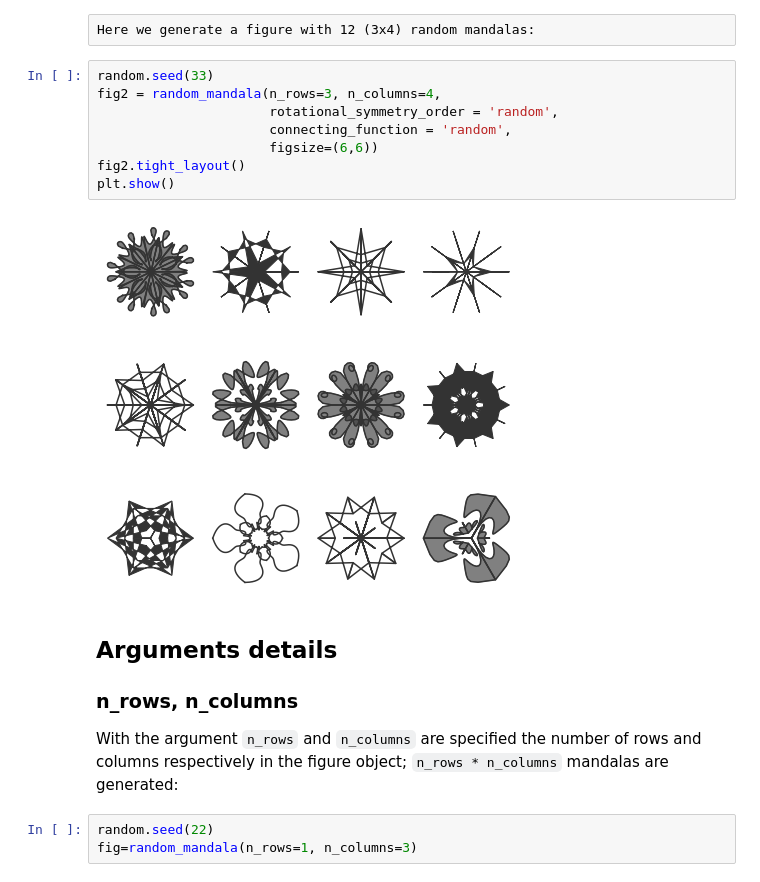
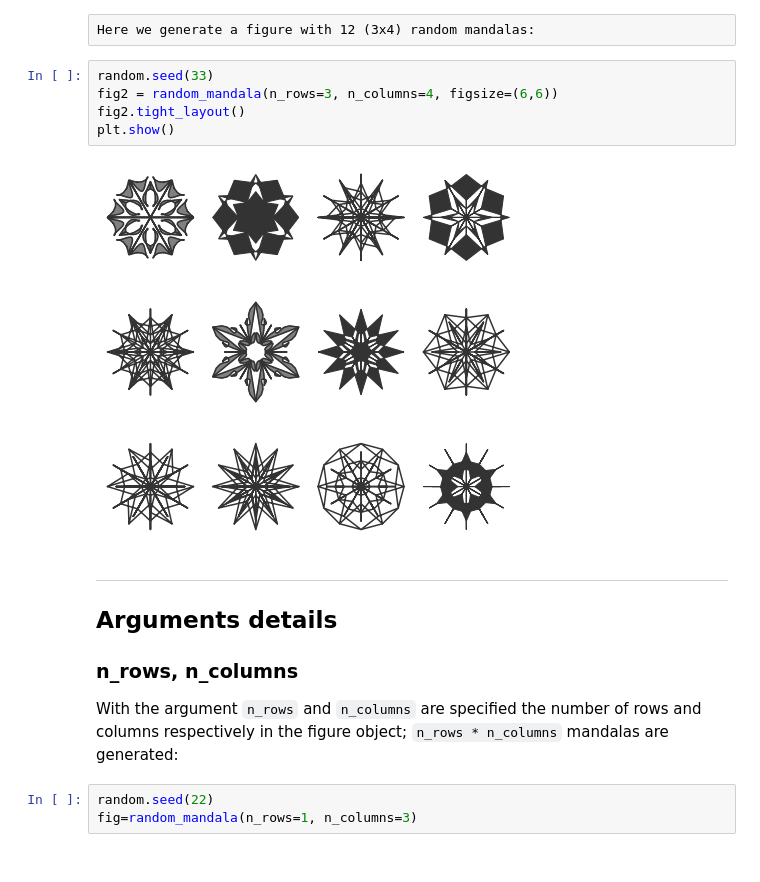
Before and after one commit to antononcube/Python-packages, a Jupyter notebook: RandomMandala/docs/RandomMandala-usage-examples.ipynb, the cells around one changed output. Saved outputs shown, nothing was run; the diff lists cells and outputs as text.

Commit message:
docs:Updates with links and simple code of the "function page."

```diff
--- a/RandomMandala/docs/RandomMandala-usage-examples.ipynb
+++ b/RandomMandala/docs/RandomMandala-usage-examples.ipynb
@@ -86,15 +99,14 @@ fig = random_mandala()
 Here we generate a figure with 12 (3x4) random mandalas:
 # %%
 random.seed(33)
-fig2 = random_mandala(n_rows=3, n_columns=4,
-                      rotational_symmetry_order = 'random',
-                      connecting_function = 'random',
-                      figsize=(6,6))
+fig2 = random_mandala(n_rows=3, n_columns=4, figsize=(6,6))
 fig2.tight_layout()
 plt.show()
 # %% [output]
-[figure, old version]
+[figure, new version]
 # %% [markdown]
+------
+
 ## Arguments details
 
 ### n_rows, n_columns
```
Also changed, not shown: parts of 6 cells of this notebook, 5 other files.
